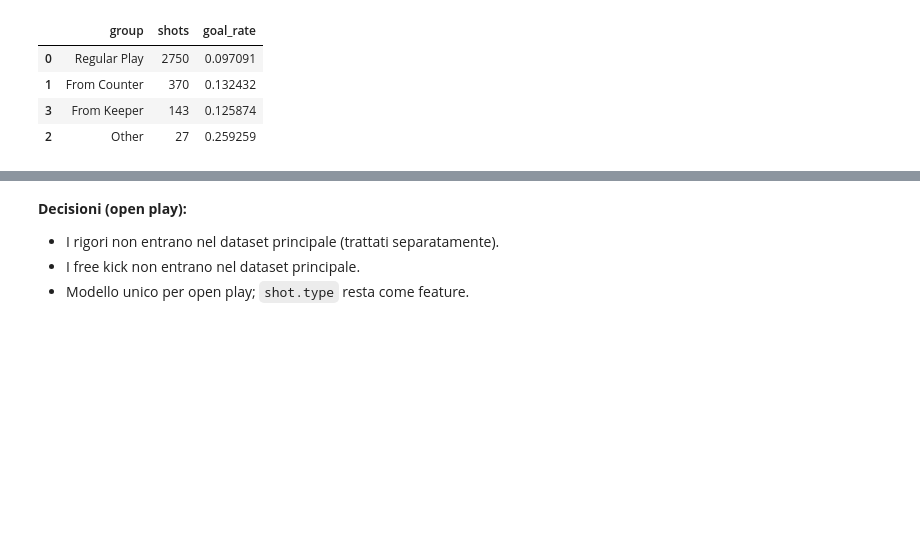
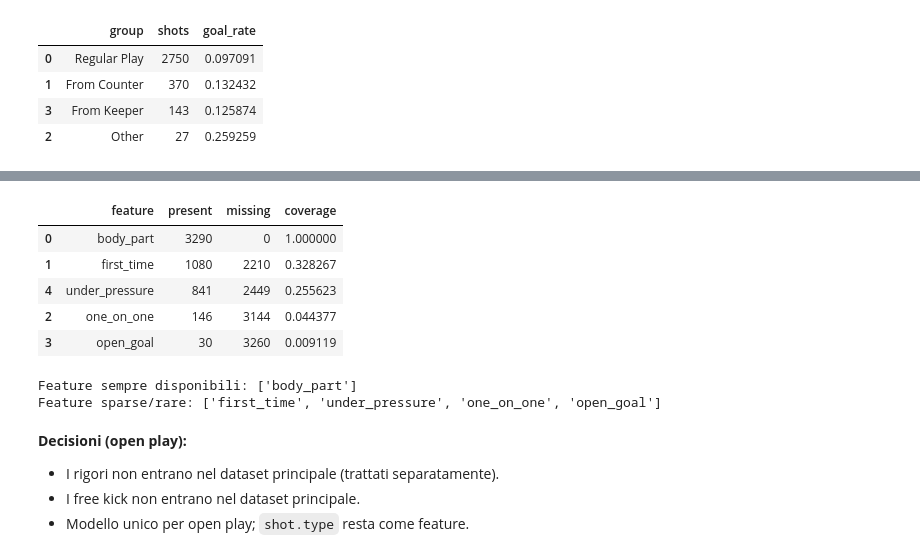
Before and after one commit to lollokomotiv/sport_code_repo, a Jupyter notebook: xgoals_project/xg_notebook_statsbomb.ipynb, the cells around one changed output, grey strips where cells are left out. Cells and saved outputs as stored; diff of their text form; code cells hidden in the pictures; blank space fills up the shorter version.

```diff
--- a/xgoals_project/xg_notebook_statsbomb.ipynb
+++ b/xgoals_project/xg_notebook_statsbomb.ipynb
@@ -416,3 +539,41 @@ Goal rate per play_pattern (open play):
+# %%
+# 3.3 Shot metadata e missingness
+# Verifico quali campi sono presenti e quanto sono completi
+meta_fields = [
+    ('body_part', lambda s: s.get('shot', {}).get('body_part', {}).get('name')),
+    ('first_time', lambda s: s.get('shot', {}).get('first_time')),
+    ('one_on_one', lambda s: s.get('shot', {}).get('one_on_one')),
+    ('open_goal', lambda s: s.get('shot', {}).get('open_goal')),
+    ('under_pressure', lambda s: s.get('under_pressure')),
+]
+
+rows = []
+for name, fn in meta_fields:
+    values = [fn(s) for s in open_play_shots]
+    present = sum(v is not None for v in values)
+    rows.append({
+        'feature': name,
+        'present': present,
+        'missing': len(values) - present,
+        'coverage': present / len(values) if values else 0,
+    })
+
+missingness = pd.DataFrame(rows).sort_values(by='coverage', ascending=False)
+display(missingness)
+
+always_available = missingness[missingness['coverage'] >= 0.95]['feature'].tolist()
+sparse = missingness[missingness['coverage'] < 0.5]['feature'].tolist()
+print(f"Feature sempre disponibili: {always_available}")
+print(f"Feature sparse/rare: {sparse}")
+# %% [output]
+|  | feature | present | missing | coverage |
+| 0 | body_part | 3290 | 0 | 1.000000 |
+| 1 | first_time | 1080 | 2210 | 0.328267 |
+| 4 | under_pressure | 841 | 2449 | 0.255623 |
+| 2 | one_on_one | 146 | 3144 | 0.044377 |
+| 3 | open_goal | 30 | 3260 | 0.009119 |
+Feature sempre disponibili: ['body_part']
+Feature sparse/rare: ['first_time', 'under_pressure', 'one_on_one', 'open_goal']
 # %% [markdown]
 **Decisioni (open play):**
 - I rigori non entrano nel dataset principale (trattati separatamente).
```
Also changed, not shown: parts of 4 cells of this notebook.
